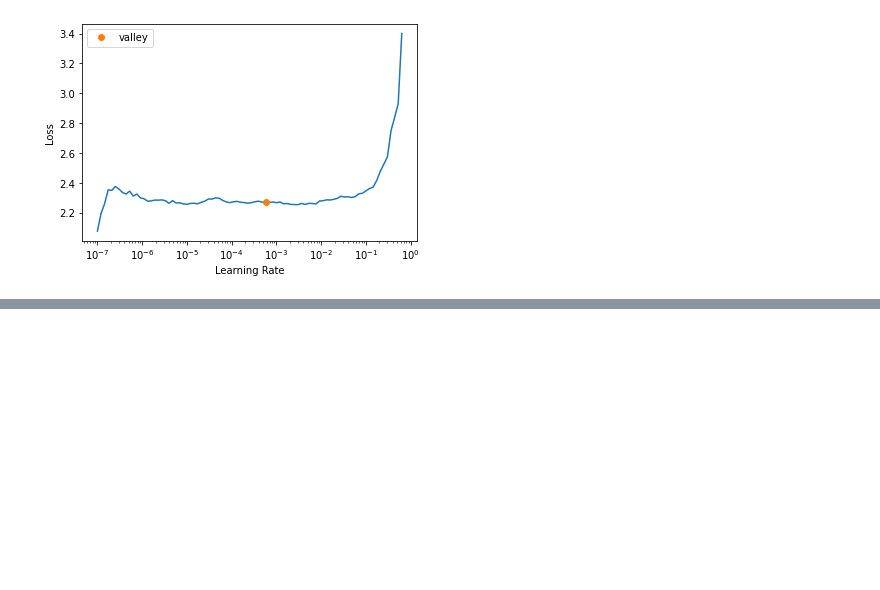
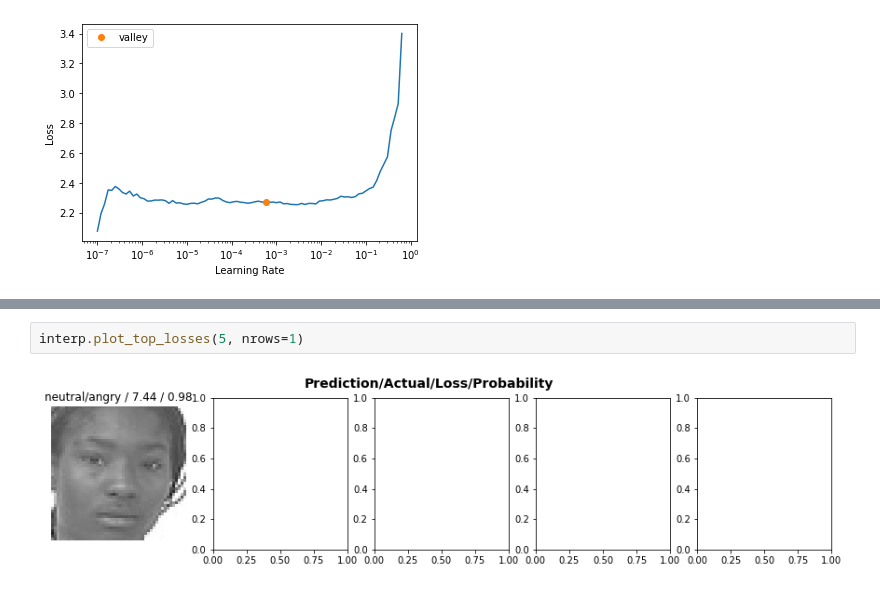
Before and after one commit to Aravinda89/emotion, a Jupyter notebook: Emotion_Recog.ipynb, the cells around one changed output, grey strips where cells are left out. Saved outputs shown, nothing was run; the diff lists cells and outputs as text; blank space fills up the shorter version.

```diff
--- a/Emotion_Recog.ipynb
+++ b/Emotion_Recog.ipynb
@@ -342,0 +359,4 @@ learn.fit_one_cycle(5, 0.0005754399462603033)
+# %%
+interp.plot_top_losses(5, nrows=1)
+# %% [output]
+[figure, added]
```
Also changed, not shown: parts of 6 cells of this notebook.
